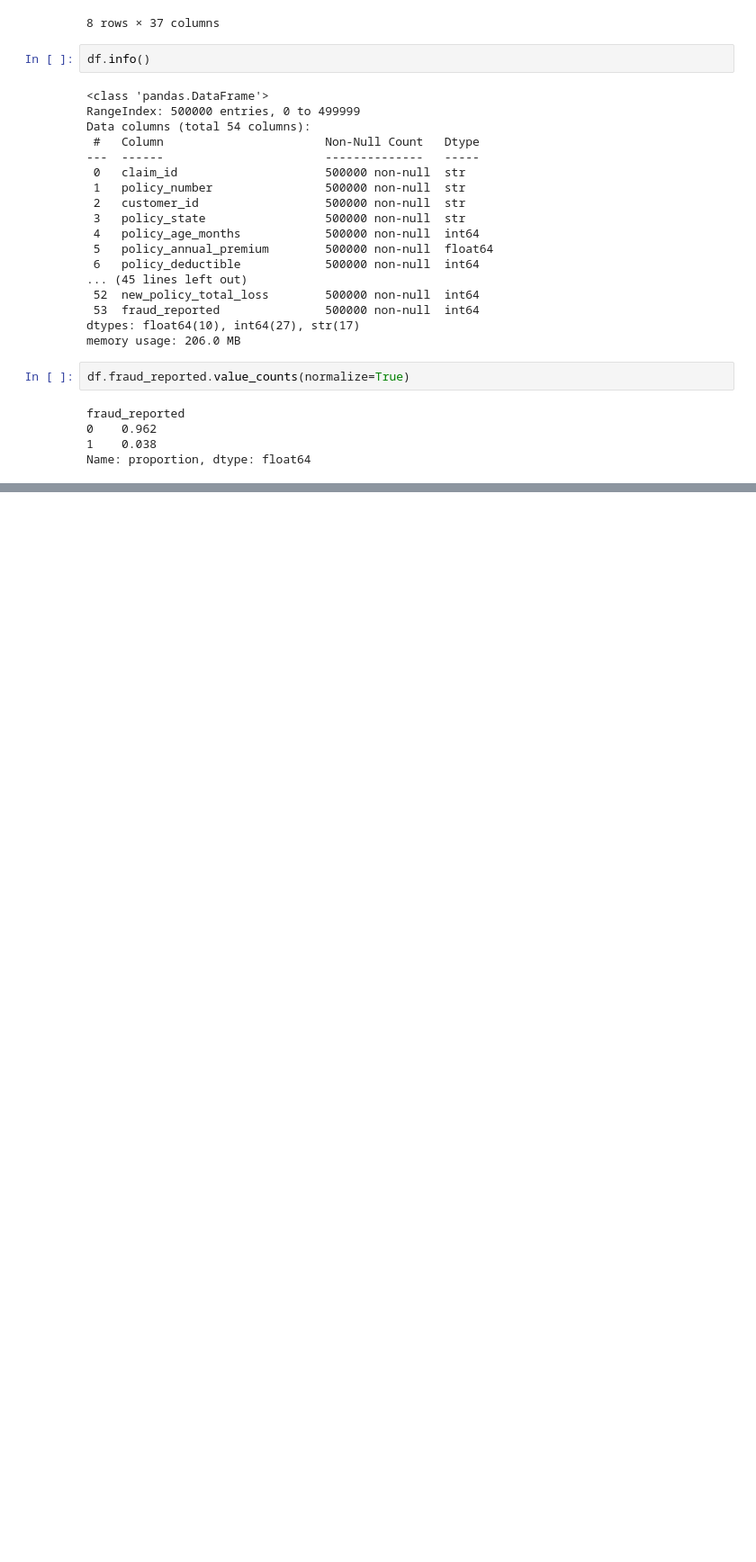
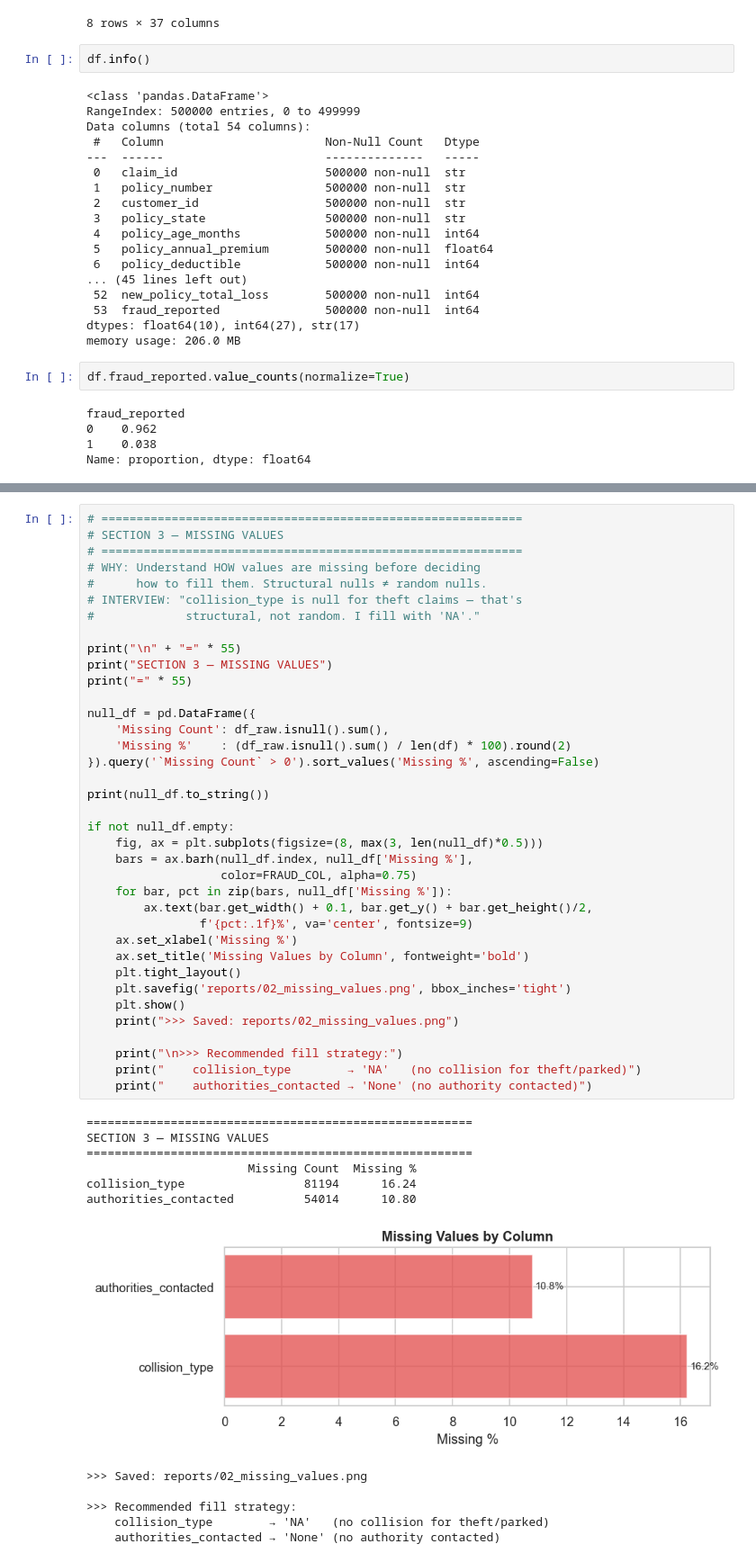
Before and after one commit to Aparna-Pawar/ML_Synthetic_Dataset_Project, a Jupyter notebook: Untitled.ipynb, the cells around one changed output, grey strips where cells are left out. Shown at 90% size. Drawn from its saved outputs; the diff is of its cells as text; blank space fills up the shorter version.

```diff
--- a/Untitled.ipynb
+++ b/Untitled.ipynb
@@ -67,0 +220,50 @@ Name: proportion, dtype: float64
+# %%
+# ============================================================
+# SECTION 3 — MISSING VALUES
+# ============================================================
+# WHY: Understand HOW values are missing before deciding
+#      how to fill them. Structural nulls ≠ random nulls.
+# INTERVIEW: "collision_type is null for theft claims — that's
+#             structural, not random. I fill with 'NA'."
+
+print("\n" + "=" * 55)
+print("SECTION 3 — MISSING VALUES")
+print("=" * 55)
+
+null_df = pd.DataFrame({
+    'Missing Count': df_raw.isnull().sum(),
+    'Missing %'    : (df_raw.isnull().sum() / len(df) * 100).round(2)
+}).query('`Missing Count` > 0').sort_values('Missing %', ascending=False)
+
+print(null_df.to_string())
+
+if not null_df.empty:
+    fig, ax = plt.subplots(figsize=(8, max(3, len(null_df)*0.5)))
+    bars = ax.barh(null_df.index, null_df['Missing %'],
+                   color=FRAUD_COL, alpha=0.75)
+    for bar, pct in zip(bars, null_df['Missing %']):
+        ax.text(bar.get_width() + 0.1, bar.get_y() + bar.get_height()/2,
+                f'{pct:.1f}%', va='center', fontsize=9)
+    ax.set_xlabel('Missing %')
+    ax.set_title('Missing Values by Column', fontweight='bold')
+    plt.tight_layout()
+    plt.savefig('reports/02_missing_values.png', bbox_inches='tight')
+    plt.show()
+    print(">>> Saved: reports/02_missing_values.png")
+
+    print("\n>>> Recommended fill strategy:")
+    print("    collision_type        → 'NA'   (no collision for theft/parked)")
+    print("    authorities_contacted → 'None' (no authority contacted)")
+# %% [output]
+=======================================================
+SECTION 3 — MISSING VALUES
+=======================================================
+                       Missing Count  Missing %
+collision_type                 81194      16.24
+authorities_contacted          54014      10.80
+[figure, added]
+>>> Saved: reports/02_missing_values.png
+
+>>> Recommended fill strategy:
+    collision_type        → 'NA'   (no collision for theft/parked)
+    authorities_contacted → 'None' (no authority contacted)
```
Also changed, not shown: parts of 29 cells of this notebook, 2 other files.
